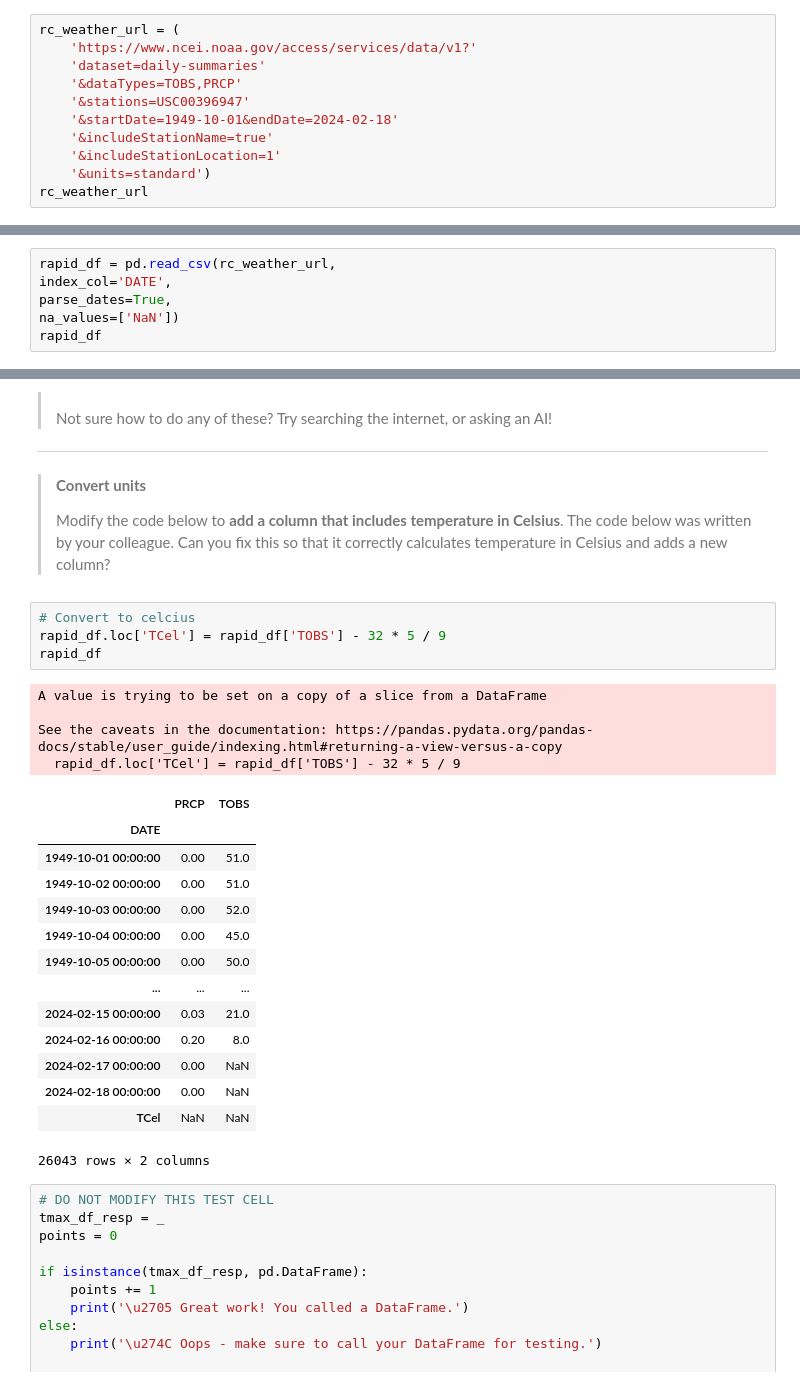
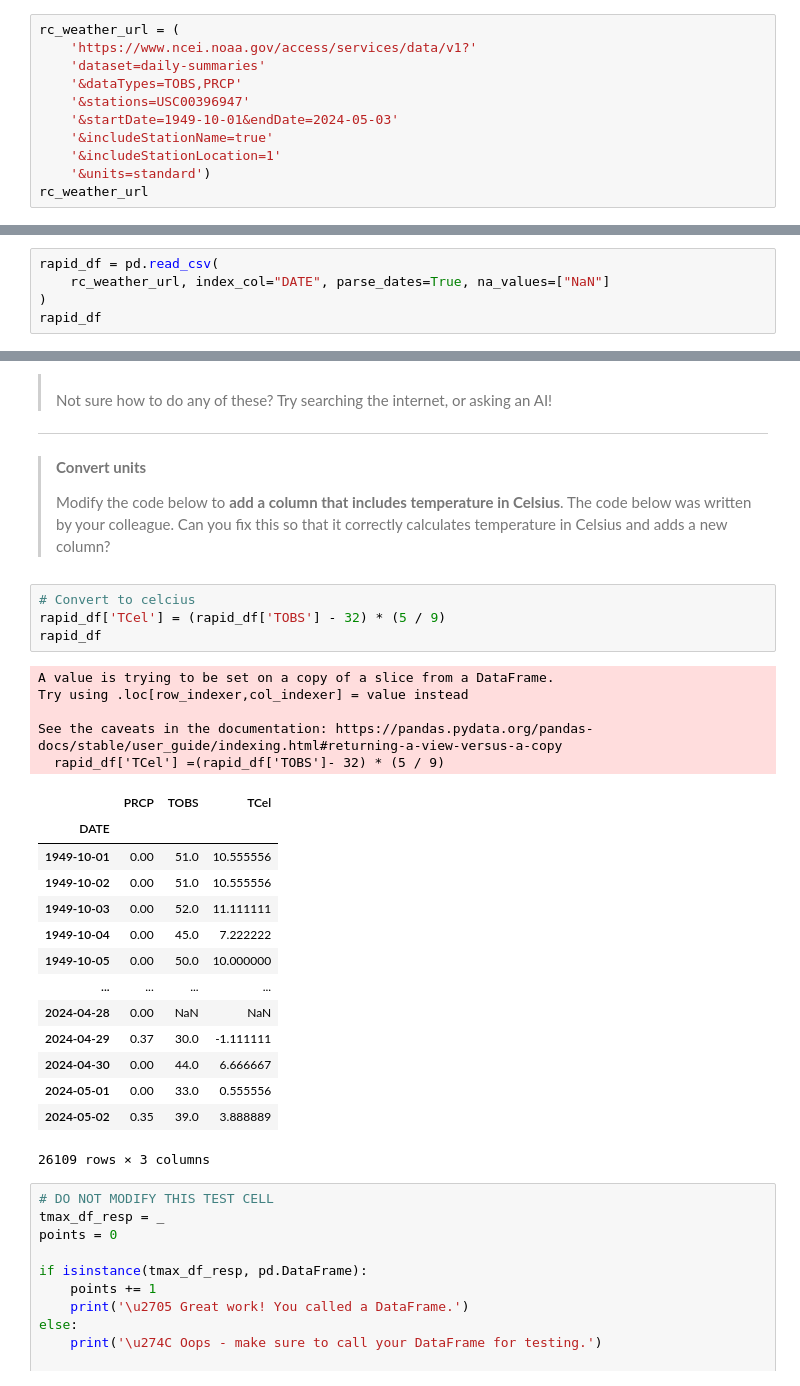
Before and after one commit to cu-esiil-edu/stars-01-get-started-tes-ani, a Jupyter notebook: getstarted_openscience.ipynb, the cells around one changed output, grey strips where cells are left out. Drawn from its saved outputs; the diff is of its cells as text.

```diff
--- a/getstarted_openscience.ipynb
+++ b/getstarted_openscience.ipynb
@@ -247,7 +247,7 @@ rc_weather_url = (
     'dataset=daily-summaries'
     '&dataTypes=TOBS,PRCP'
     '&stations=USC00396947'
-    '&startDate=1949-10-01&endDate=2024-02-18'
+    '&startDate=1949-10-01&endDate=2024-05-03'
     '&includeStationName=true'
     '&includeStationLocation=1'
     '&units=standard')
@@ -317,10 +317,9 @@ some problems…
 line of your code cell** Then, you will be able to run the test cell
 below and find out if your answer is correct.
 # %%
-rapid_df = pd.read_csv(rc_weather_url,
-index_col='DATE',
-parse_dates=True,
-na_values=['NaN'])
+rapid_df = pd.read_csv(
+    rc_weather_url, index_col="DATE", parse_dates=True, na_values=["NaN"]
+)
 rapid_df
 # %% [output]
 |  | STATION | NAME | LATITUDE | LONGITUDE | ELEVATION | PRCP | TOBS |
@@ -507,27 +506,28 @@ rapid_df
 > new column?
 # %%
 # Convert to celcius
-rapid_df.loc['TCel'] = rapid_df['TOBS'] - 32 * 5 / 9
+rapid_df['TCel'] = (rapid_df['TOBS'] - 32) * (5 / 9)
 rapid_df
 # %% [output]
-A value is trying to be set on a copy of a slice from a DataFrame
+A value is trying to be set on a copy of a slice from a DataFrame.
+Try using .loc[row_indexer,col_indexer] = value instead
 
 See the caveats in the documentation: https://pandas.pydata.org/pandas-docs/stable/user_guide/indexing.html#returning-a-view-versus-a-copy
-  rapid_df.loc['TCel'] = rapid_df['TOBS'] - 32 * 5 / 9
+  rapid_df['TCel'] =(rapid_df['TOBS']- 32) * (5 / 9)
-|  | PRCP | TOBS |
-| DATE |  |  |
-| 1949-10-01 00:00:00 | 0.00 | 51.0 |
-| 1949-10-02 00:00:00 | 0.00 | 51.0 |
-| 1949-10-03 00:00:00 | 0.00 | 52.0 |
-| 1949-10-04 00:00:00 | 0.00 | 45.0 |
-| 1949-10-05 00:00:00 | 0.00 | 50.0 |
-| ... | ... | ... |
-| 2024-02-15 00:00:00 | 0.03 | 21.0 |
-| 2024-02-16 00:00:00 | 0.20 | 8.0 |
-| 2024-02-17 00:00:00 | 0.00 | NaN |
-| 2024-02-18 00:00:00 | 0.00 | NaN |
-| TCel | NaN | NaN |
+|  | PRCP | TOBS | TCel |
+| DATE |  |  |  |
+| 1949-10-01 | 0.00 | 51.0 | 10.555556 |
+| 1949-10-02 | 0.00 | 51.0 | 10.555556 |
+| 1949-10-03 | 0.00 | 52.0 | 11.111111 |
+| 1949-10-04 | 0.00 | 45.0 | 7.222222 |
+| 1949-10-05 | 0.00 | 50.0 | 10.000000 |
+| ... | ... | ... | ... |
+| 2024-04-28 | 0.00 | NaN | NaN |
+| 2024-04-29 | 0.37 | 30.0 | -1.111111 |
+| 2024-04-30 | 0.00 | 44.0 | 6.666667 |
+| 2024-05-01 | 0.00 | 33.0 | 0.555556 |
+| 2024-05-02 | 0.35 | 39.0 | 3.888889 |
-26043 rows × 2 columns
+26109 rows × 3 columns
 # %%
 # DO NOT MODIFY THIS TEST CELL
 tmax_df_resp = _
```
Also changed, not shown: parts of 5 cells of this notebook.
